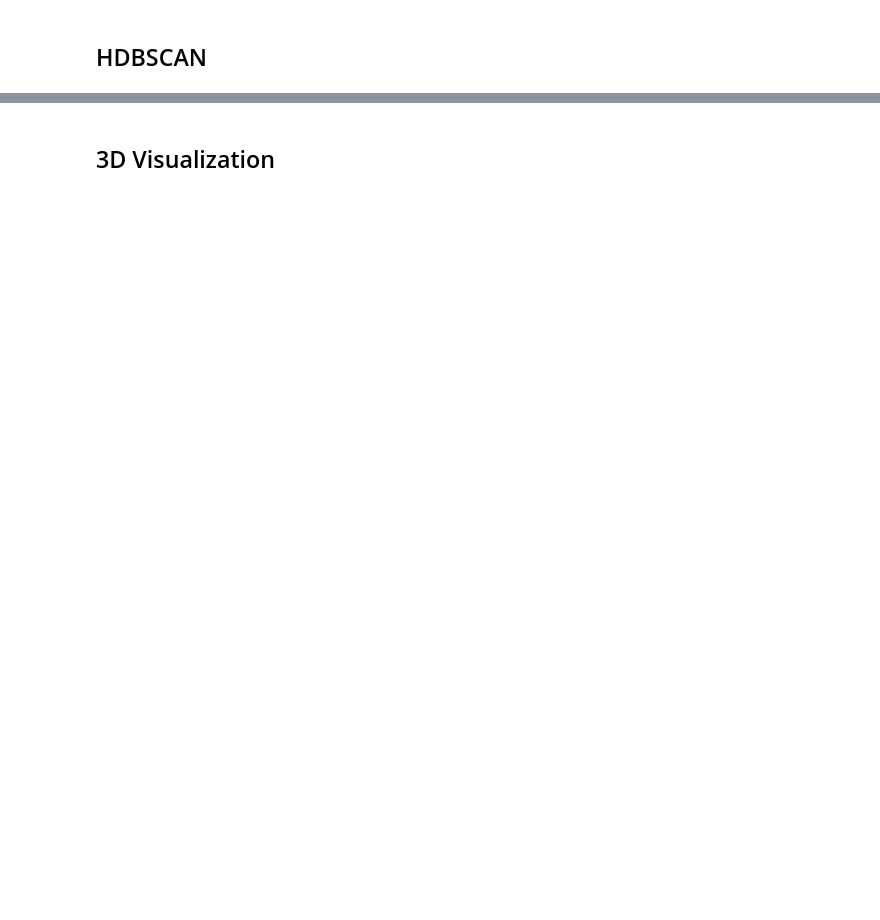
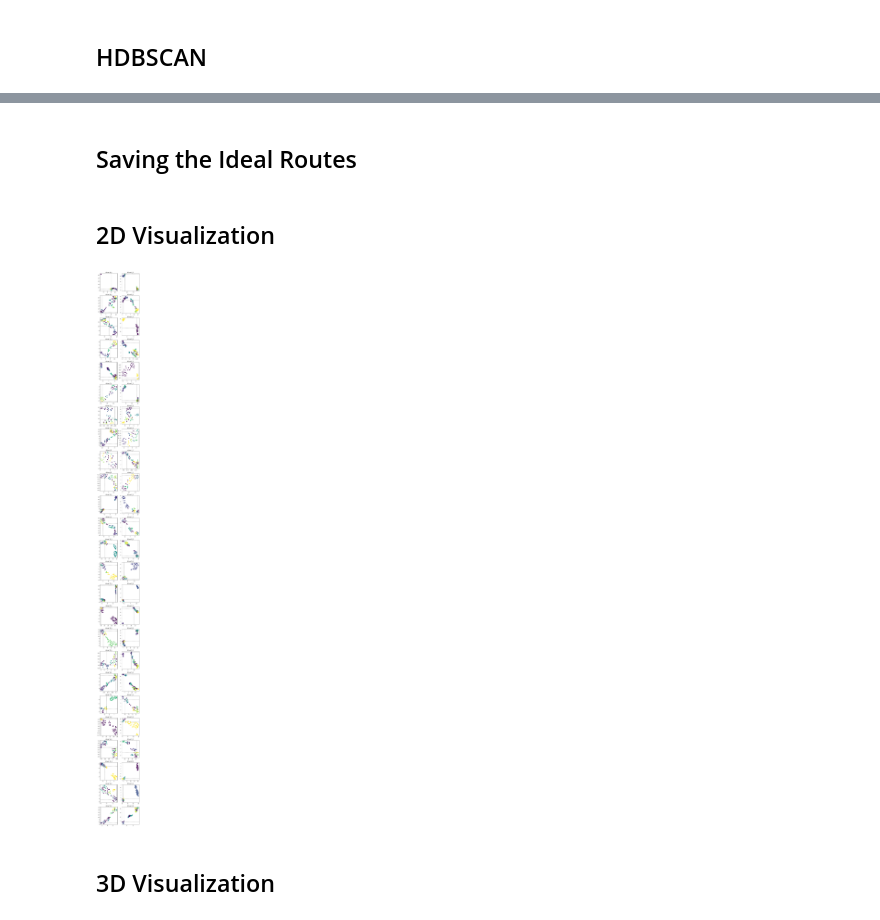
Before and after one commit to ericsua/DataMiningProject23-24, a Jupyter notebook: Part3.ipynb, the cells around one changed output, grey strips where cells are left out. Cells and saved outputs as stored; diff of their text form; code cells hidden in the pictures; blank space fills up the shorter version.

```diff
--- a/Part3.ipynb
+++ b/Part3.ipynb
@@ -116,7 +130,7 @@ uniqueCities = sorted(list(set(cities)))
 #uniqueCities.insert(0, 'NULL')          # add NULL city, for padding vectors with different lengths (trips in routes)
 uniqueItems = sorted(list(set(items)))
 # find the unique drivers
-uniqueDrivers = list(set(drivers))
+uniqueDrivers = sorted(list(set(drivers)))
 
 if shortestRoute < 2:
     K_SHINGLES = 2
@@ -851,2 +543,42 @@ for distance in actualDistances:
+# %% [markdown]
+## Saving the Ideal Routes
+# %%
+data = []
+for driver in uniqueDrivers:
+    data.append({'driver':driver, 'route':dfActual.loc[driversIdealIndex[driver]]['route']})
+
+# Write the data to the JSON file
+file_path = os.path.join(DATA_DIR, OUTPUT_FILE) #"standard.json"
+with open(file_path, 'w') as json_file:
+    json.dump(data, json_file, indent=2)
+# %% [markdown]
+## 2D Visualization
+# %%
+columns = 2
+rows = len(uniqueDrivers) // columns
+fig, axs = plt.subplots(rows, columns, figsize = (columns*3, rows*3))
+
+axs = axs.flatten()
+
+for i, driver in enumerate(uniqueDrivers):
+    idx = best_clustroids[i]
+
+    fit = umap.UMAP(n_neighbors=15,min_dist=0.1,n_components=2,metric='cosine')
+    u = fit.fit_transform(driversDistances[driver])
+
+    axs[i].scatter(u[:,0], u[:,1], s = 50, c=driversLabels[driver])
+
+    axs[i].plot(u[idx, 0], u[idx, 1], marker='*', markersize=5, color='black')
+
+    axs[i].axhline(y=u[idx, 1], color='gray', linestyle='--')
+    axs[i].axvline(x=u[idx, 0], color='gray', linestyle='--')
+
+    axs[i].set_title(f"driver {driver}", fontsize=12)
+    #axs[i].legend()
+
+plt.tight_layout()
+plt.show()
+# %% [output]
+[figure, added]
 # %% [markdown]
 ## 3D Visualization
```
Also changed, not shown: parts of 18 cells of this notebook.
